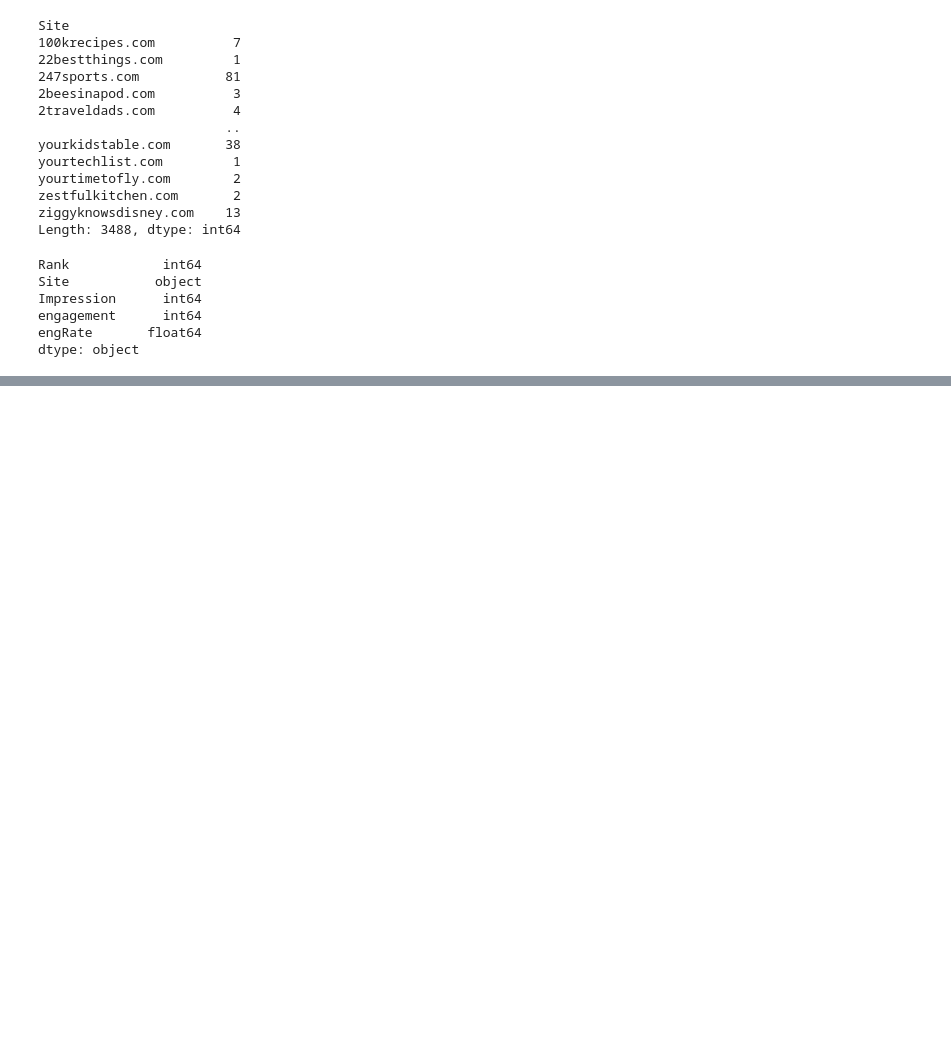
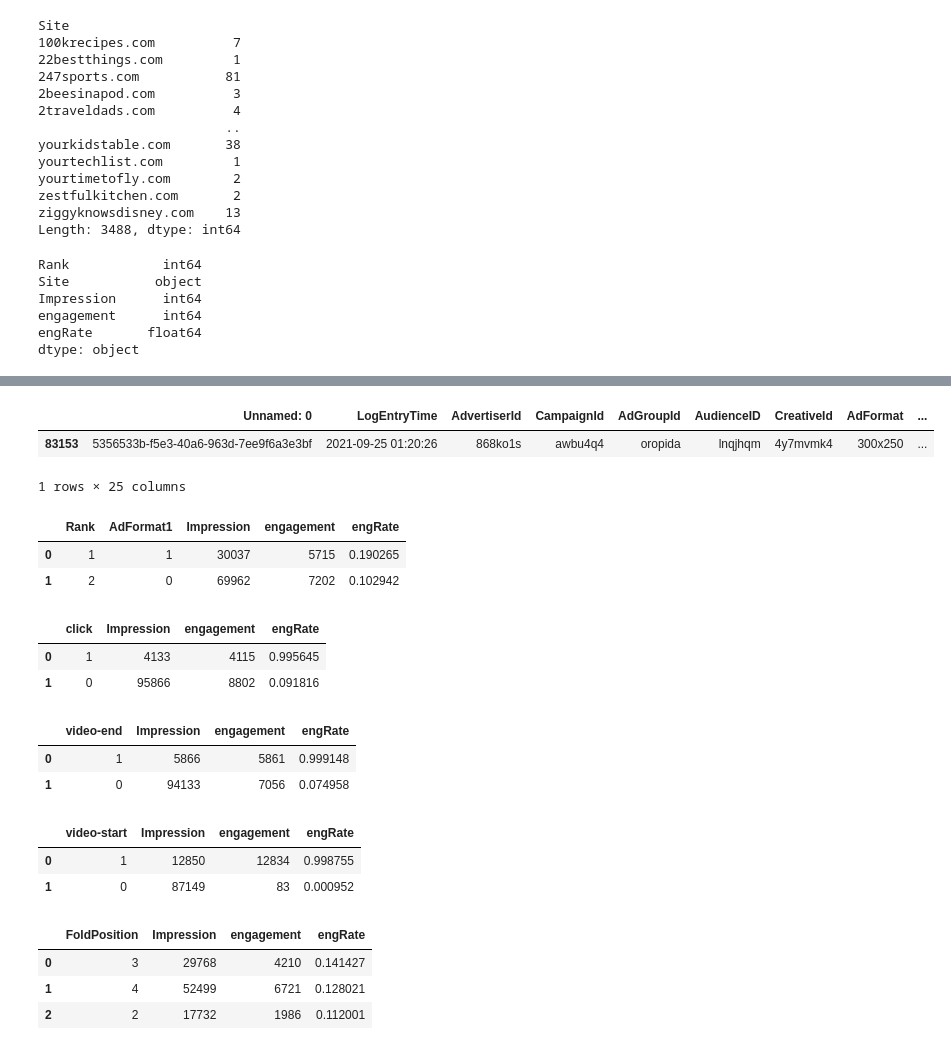
Before and after one commit to bereketkibru/AChallenge, a Jupyter notebook: notebooks/sampleWorking.ipynb, the cells around one changed output, grey strips where cells are left out. Saved outputs shown, nothing was run; the diff lists cells and outputs as text; code cells hidden in the pictures; blank space fills up the shorter version.

```diff
--- a/notebooks/sampleWorking.ipynb
+++ b/notebooks/sampleWorking.ipynb
@@ -183,0 +230,80 @@ result=convertToJSON(df2)
+# %%
+Ilog_df['AdFormat1']=Ilog_df['AdFormat'].apply(encodeAdFormat)
+
+
+Ilog_df.sample()
+# %% [output]
+|  | Unnamed: 0 | LogEntryTime | AdvertiserId | CampaignId | AdGroupId | AudienceID | CreativeId | AdFormat | ... |
+| 83153 | 5356533b-f5e3-40a6-963d-7ee9f6a3e3bf | 2021-09-25 01:20:26 | 868ko1s | awbu4q4 | oropida | lnqjhqm | 4y7mvmk4 | 300x250 | ... |
+1 rows × 25 columns
+# %%
+df1=Ilog_df.groupby('AdFormat1').agg({'Unnamed: 0': 'count', 'engagement': 'sum'})
+df1.reset_index(inplace=True)
+df1['engRate']=df1['engagement']/df1['Unnamed: 0']
+df1.sort_values(by='engRate', ascending=False, inplace=True,ignore_index=True)
+df1.rename(columns={'Unnamed: 0':'Impression'},index={'ONE':'Row_1'},inplace=True)
+df1['Rank']=df1.index
+df1.Rank+=1
+df2=df1[['Rank','AdFormat1','Impression','engagement','engRate']]
+df2
+# %% [output]
+|  | Rank | AdFormat1 | Impression | engagement | engRate |
+| 0 | 1 | 1 | 30037 | 5715 | 0.190265 |
+| 1 | 2 | 0 | 69962 | 7202 | 0.102942 |
+# %%
+df1=Ilog_df.groupby(['click']).agg({'Unnamed: 0': 'count', 'engagement': 'sum'})
+df1.reset_index(inplace=True)
+df1['engRate']=df1['engagement']/df1['Unnamed: 0']
+df1.sort_values(by='engRate', ascending=False, inplace=True,ignore_index=True)
+df1.rename(columns={'Unnamed: 0':'Impression'},index={'ONE':'Row_1'},inplace=True)
+#df1['Rank']=df1.index
+#df1.Rank+=1
+#df2=df1[['Rank','AdFormat','Impression','engagement','engRate']]
+df1
+# %% [output]
+|  | click | Impression | engagement | engRate |
+| 0 | 1 | 4133 | 4115 | 0.995645 |
+| 1 | 0 | 95866 | 8802 | 0.091816 |
+# %%
+df1=Ilog_df.groupby(['video-end']).agg({'Unnamed: 0': 'count', 'engagement': 'sum'})
+df1.reset_index(inplace=True)
+df1['engRate']=df1['engagement']/df1['Unnamed: 0']
+df1.sort_values(by='engRate', ascending=False, inplace=True,ignore_index=True)
+df1.rename(columns={'Unnamed: 0':'Impression'},index={'ONE':'Row_1'},inplace=True)
+#df1['Rank']=df1.index
+#df1.Rank+=1
+#df2=df1[['Rank','AdFormat','Impression','engagement','engRate']]
+df1
+# %% [output]
+|  | video-end | Impression | engagement | engRate |
+| 0 | 1 | 5866 | 5861 | 0.999148 |
+| 1 | 0 | 94133 | 7056 | 0.074958 |
+# %%
+df1=Ilog_df.groupby(['video-start']).agg({'Unnamed: 0': 'count', 'engagement': 'sum'})
+df1.reset_index(inplace=True)
+df1['engRate']=df1['engagement']/df1['Unnamed: 0']
+df1.sort_values(by='engRate', ascending=False, inplace=True,ignore_index=True)
+df1.rename(columns={'Unnamed: 0':'Impression'},index={'ONE':'Row_1'},inplace=True)
+#df1['Rank']=df1.index
+#df1.Rank+=1
+#df2=df1[['Rank','AdFormat','Impression','engagement','engRate']]
+df1
+# %% [output]
+|  | video-start | Impression | engagement | engRate |
+| 0 | 1 | 12850 | 12834 | 0.998755 |
+| 1 | 0 | 87149 | 83 | 0.000952 |
+# %%
+df1=Ilog_df.groupby(['FoldPosition']).agg({'Unnamed: 0': 'count', 'engagement': 'sum'})
+df1.reset_index(inplace=True)
+df1['engRate']=df1['engagement']/df1['Unnamed: 0']
+df1.sort_values(by='engRate', ascending=False, inplace=True,ignore_index=True)
+df1.rename(columns={'Unnamed: 0':'Impression'},index={'ONE':'Row_1'},inplace=True)
+#df1['Rank']=df1.index
+#df1.Rank+=1
+#df2=df1[['Rank','AdFormat','Impression','engagement','engRate']]
+df1
+# %% [output]
+|  | FoldPosition | Impression | engagement | engRate |
+| 0 | 3 | 29768 | 4210 | 0.141427 |
+| 1 | 4 | 52499 | 6721 | 0.128021 |
+| 2 | 2 | 17732 | 1986 | 0.112001 |
```
Also changed, not shown: parts of 6 cells of this notebook, 5 other files.
